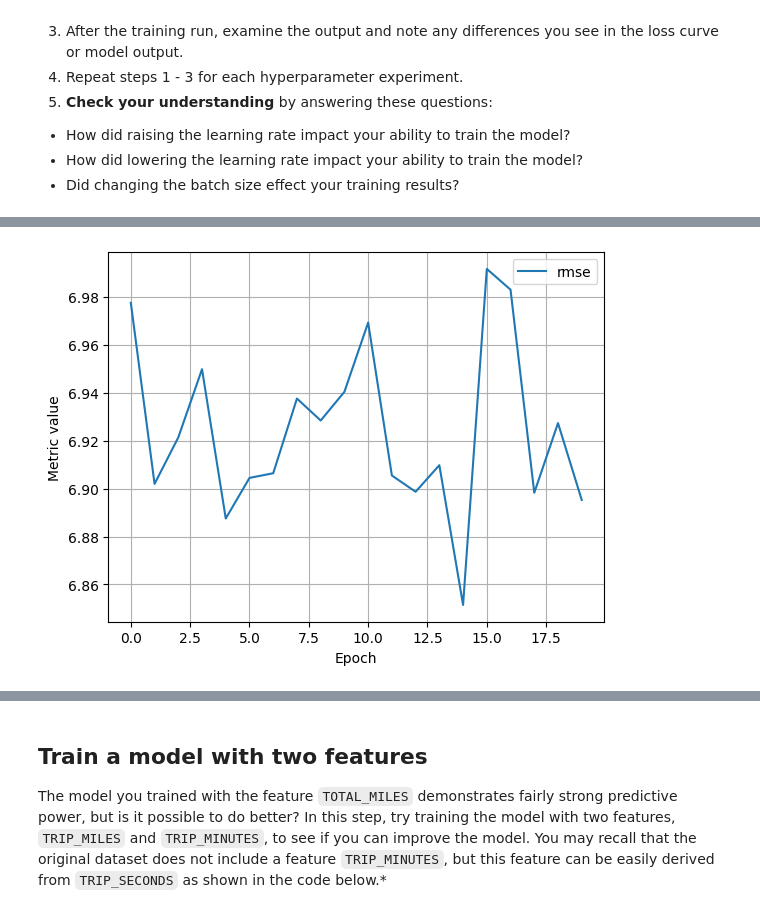
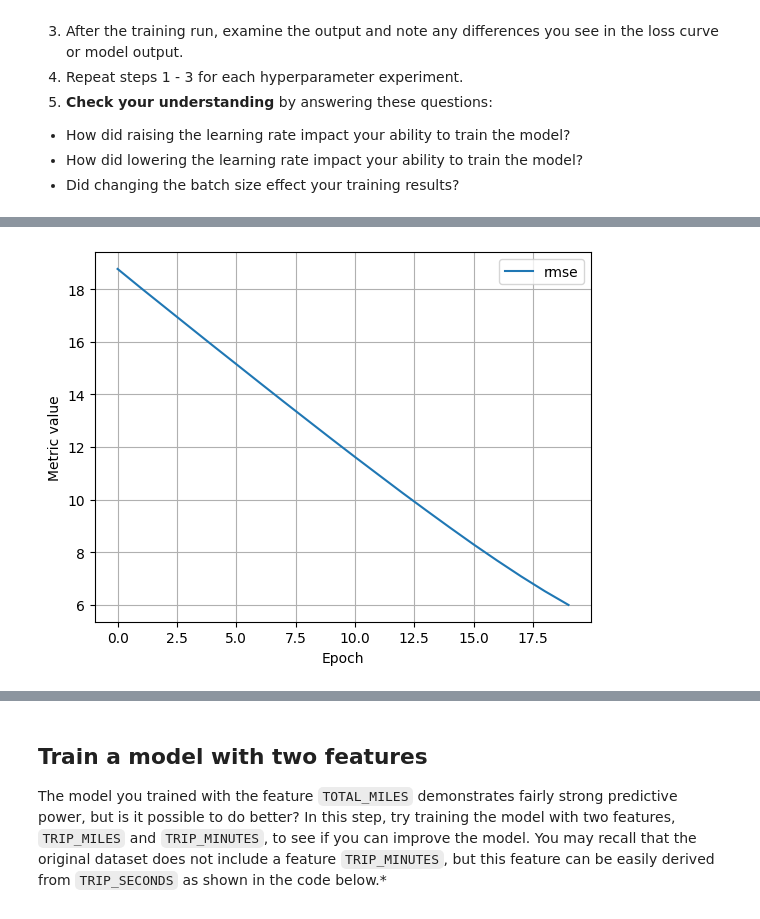
Before and after one commit to Goldenhub/Goldenhub, a Jupyter notebook: ml/cc/exercises/linear_regression_taxi.ipynb, the cells around one changed output, grey strips where cells are left out. Cells and saved outputs as stored; diff of their text form; code cells hidden in the pictures.

```diff
--- a/ml/cc/exercises/linear_regression_taxi.ipynb
+++ b/ml/cc/exercises/linear_regression_taxi.ipynb
@@ -502,9 +502,9 @@ It is common with machine learning to run multiple experiments to find the best
 # The following variables are the hyperparameters.
 # TODO - Adjust these hyperparameters to see how they impact a training run.
 settings_2 = ml_edu.experiment.ExperimentSettings(
-    learning_rate = 1.0,
+    learning_rate = 0.001,
     number_epochs = 20,
-    batch_size = 50,
+    batch_size = 500,
     input_features = ['TRIP_MILES']
 )
 
@@ -536,6 +536,6 @@ Epoch 20/20
 7/7 ━━━━━━━━━━━━━━━━━━━━ 0s 5ms/step
 [interactive output not drawn]
-[figure, old version]
+[figure, new version]
 # %%
 #@title Double-click to view answers for hyperparameter experiments
 
```
Also changed, not shown: parts of 9 cells of this notebook.
